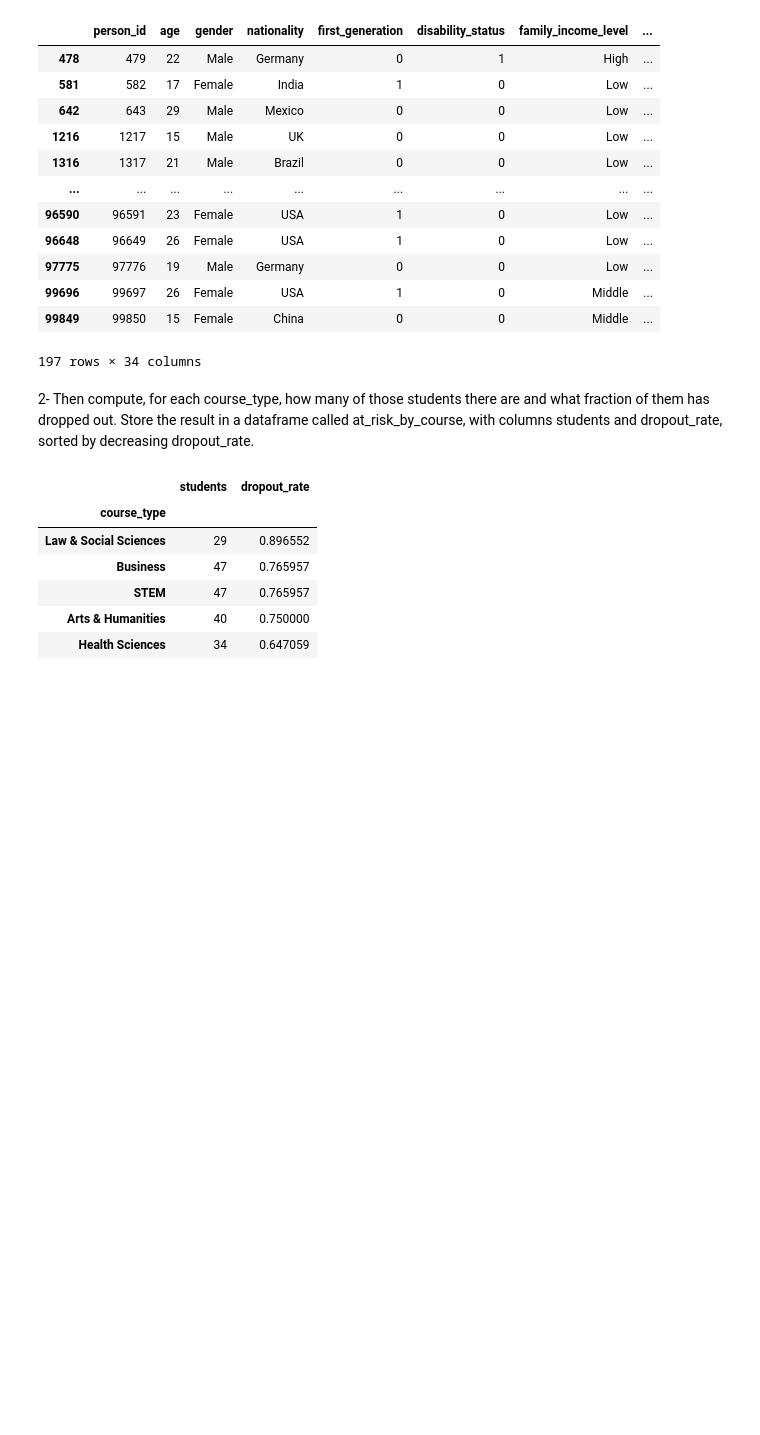
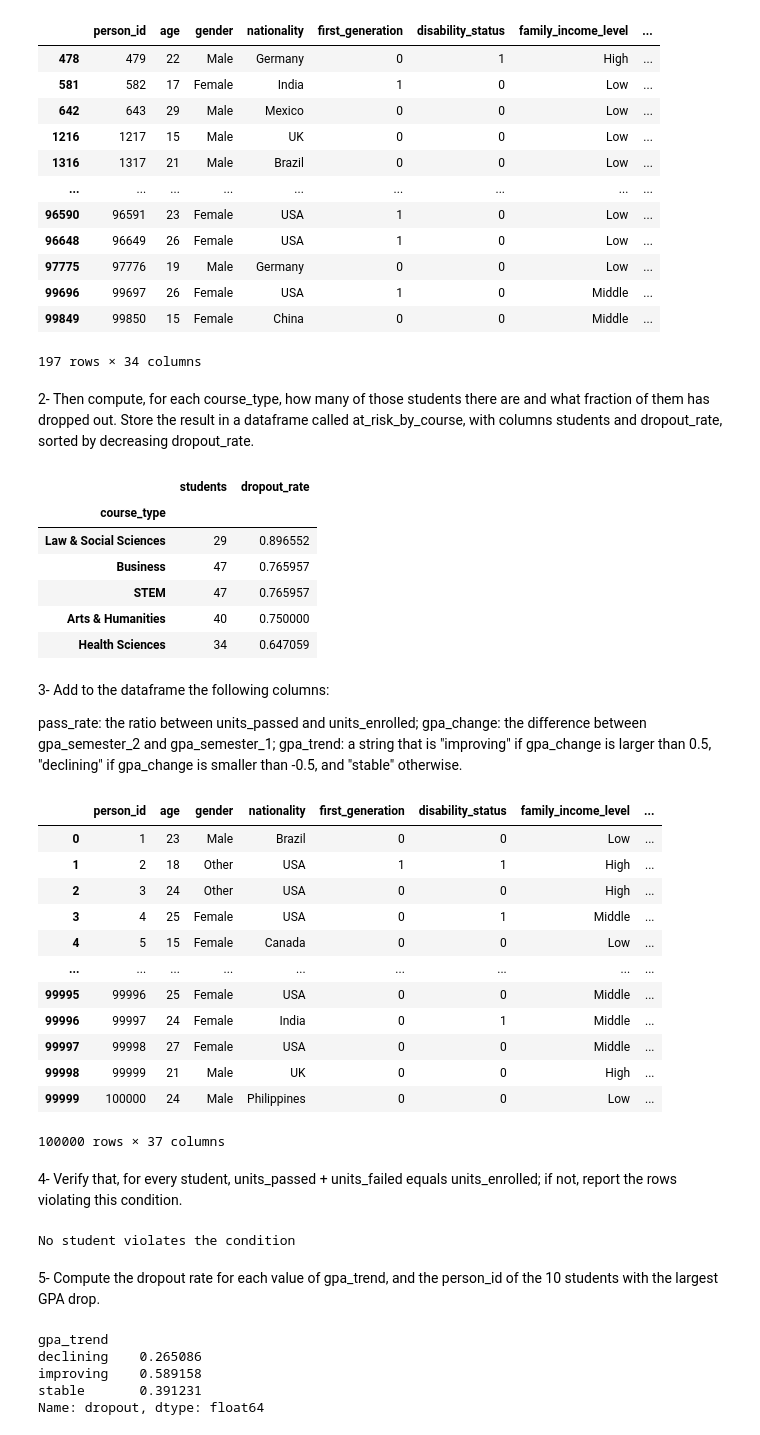
Before and after one commit to epedrazzoli2-prog/cs-projects, a Jupyter notebook: esame.ipynb, the cells around one changed output. Saved outputs shown, nothing was run; the diff lists cells and outputs as text; code cells hidden in the pictures; blank space fills up the shorter version.

```diff
--- a/esame.ipynb
+++ b/esame.ipynb
@@ -62,3 +62,50 @@ at_risk_by_course
 | STEM | 47 | 0.765957 |
 | Arts & Humanities | 40 | 0.750000 |
 | Health Sciences | 34 | 0.647059 |
+# %% [markdown]
+3- Add to the dataframe the following columns:
+
+pass_rate: the ratio between units_passed and units_enrolled;
+gpa_change: the difference between gpa_semester_2 and gpa_semester_1;
+gpa_trend: a string that is "improving" if gpa_change is larger than 0.5, "declining" if gpa_change is smaller than -0.5, and "stable" otherwise.
+# %%
+df['pass_rate'] = df['units_passed'] / df['units_enrolled']
+df['gpa_change'] = df['gpa_semester_2'] - df['gpa_semester_1']
+df['gpa_trend'] = 'stable'
+df.loc[df['gpa_change'] > 0.5, 'gpa_trend'] = 'improving'
+df.loc[df['gpa_change'] < -0.5, 'gpa_trend'] = 'declining'
+df
+# %% [output]
+|  | person_id | age | gender | nationality | first_generation | disability_status | family_income_level | ... |
+| 0 | 1 | 23 | Male | Brazil | 0 | 0 | Low | ... |
+| 1 | 2 | 18 | Other | USA | 1 | 1 | High | ... |
+| 2 | 3 | 24 | Other | USA | 0 | 0 | High | ... |
+| 3 | 4 | 25 | Female | USA | 0 | 1 | Middle | ... |
+| 4 | 5 | 15 | Female | Canada | 0 | 0 | Low | ... |
+| ... | ... | ... | ... | ... | ... | ... | ... | ... |
+| 99995 | 99996 | 25 | Female | USA | 0 | 0 | Middle | ... |
+| 99996 | 99997 | 24 | Female | India | 0 | 1 | Middle | ... |
+| 99997 | 99998 | 27 | Female | USA | 0 | 0 | Middle | ... |
+| 99998 | 99999 | 21 | Male | UK | 0 | 0 | High | ... |
+| 99999 | 100000 | 24 | Male | Philippines | 0 | 0 | Low | ... |
+100000 rows × 37 columns
+# %% [markdown]
+4- Verify that, for every student, units_passed + units_failed equals units_enrolled; if not, report the rows violating this condition.
+# %%
+violating = df[df['units_enrolled'] != (df['units_passed'] + df['units_failed'])]
+if len(violating) == 0:
+    print ('No student violates the condition')
+else:
+    display(violating)
+# %% [output]
+No student violates the condition
+# %% [markdown]
+5- Compute the dropout rate for each value of gpa_trend, and the person_id of the 10 students with the largest GPA drop.
+# %%
+df.groupby('gpa_trend')['dropout'].mean()
+# %% [output]
+gpa_trend
+declining    0.265086
+improving    0.589158
+stable       0.391231
+Name: dropout, dtype: float64
```
Also changed, not shown: parts of 3 cells of this notebook.
